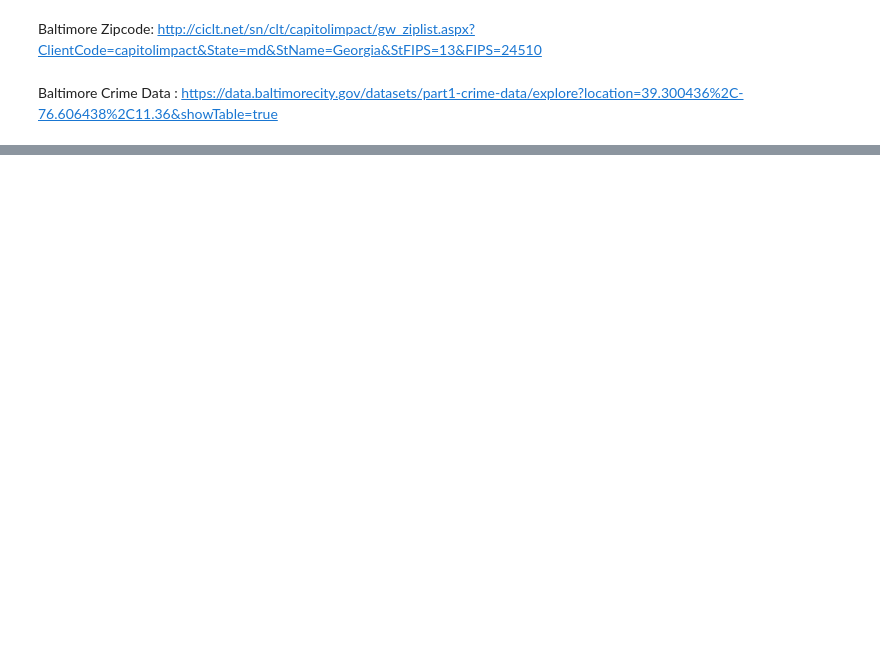
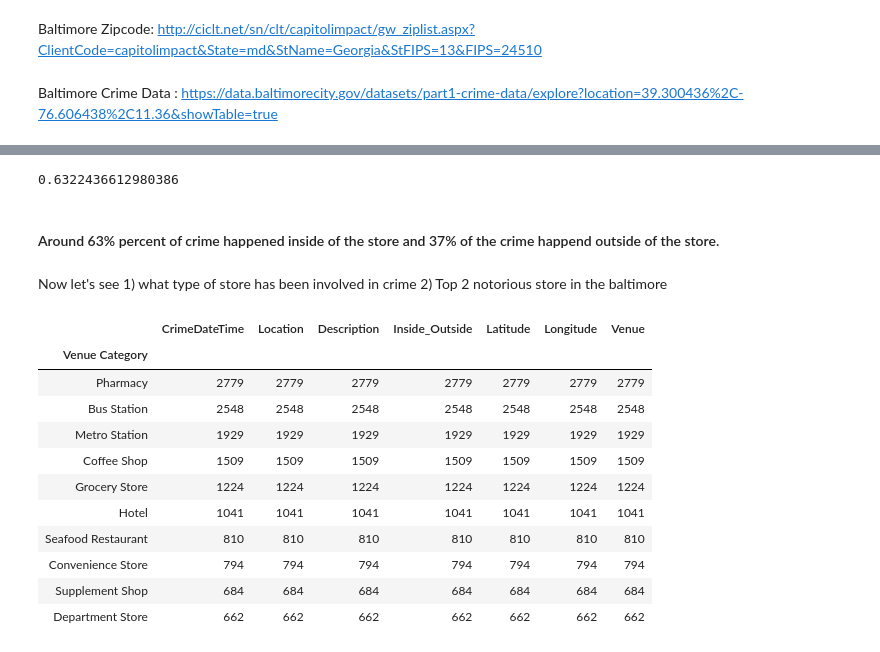
Before and after one commit to gihonglee/CapstoneProject, a Jupyter notebook: scripts/wk4and5.ipynb, the cells around one changed output, grey strips where cells are left out. Cells and saved outputs as stored; diff of their text form; code cells hidden in the pictures; blank space fills up the shorter version.

```diff
--- a/scripts/wk4and5.ipynb
+++ b/scripts/wk4and5.ipynb
@@ -22,0 +346,9 @@ Baltimore Crime Data : https://data.baltimorecity.gov/datasets/part1-crime-data/
+# %%
+=19824/(19824+11531)
+# %% [output]
+0.6322436612980386
+# %% [markdown]
+#### Around 63% percent of crime happened inside of the store and 37% of the crime happend outside of the store.
+# %% [markdown]
+Now let's see 1) what type of store has been involved in crime
+2) Top 2 notorious store in the baltimore
@@ -22,0 +357,15 @@ Baltimore Crime Data : https://data.baltimorecity.gov/datasets/part1-crime-data/
+# %%
+merge_df.groupby(by = "Venue Category").count().sort_values(by = "CrimeDateTime", ascending = False).head(10)
+# %% [output]
+|  | CrimeDateTime | Location | Description | Inside_Outside | Latitude | Longitude | Venue |
+| Venue Category |  |  |  |  |  |  |  |
+| Pharmacy | 2779 | 2779 | 2779 | 2779 | 2779 | 2779 | 2779 |
+| Bus Station | 2548 | 2548 | 2548 | 2548 | 2548 | 2548 | 2548 |
+| Metro Station | 1929 | 1929 | 1929 | 1929 | 1929 | 1929 | 1929 |
+| Coffee Shop | 1509 | 1509 | 1509 | 1509 | 1509 | 1509 | 1509 |
+| Grocery Store | 1224 | 1224 | 1224 | 1224 | 1224 | 1224 | 1224 |
+| Hotel | 1041 | 1041 | 1041 | 1041 | 1041 | 1041 | 1041 |
+| Seafood Restaurant | 810 | 810 | 810 | 810 | 810 | 810 | 810 |
+| Convenience Store | 794 | 794 | 794 | 794 | 794 | 794 | 794 |
+| Supplement Shop | 684 | 684 | 684 | 684 | 684 | 684 | 684 |
+| Department Store | 662 | 662 | 662 | 662 | 662 | 662 | 662 |
```
Also changed, not shown: parts of 50 cells of this notebook.
